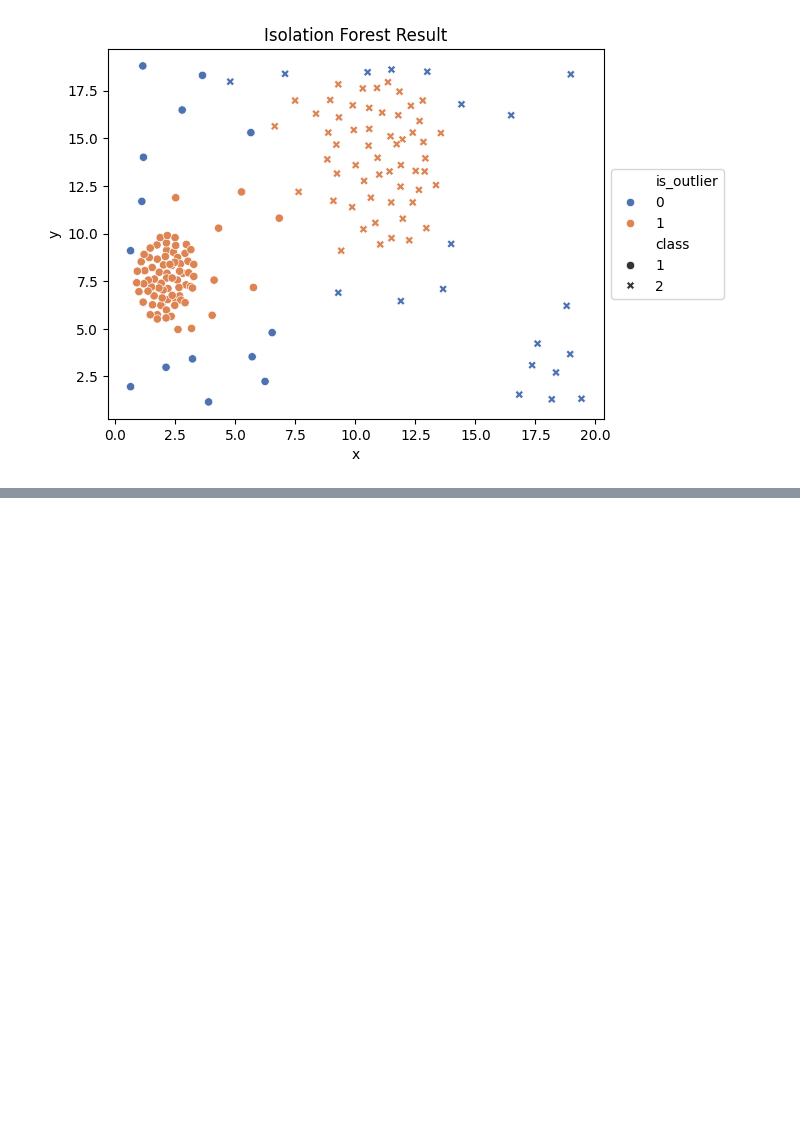
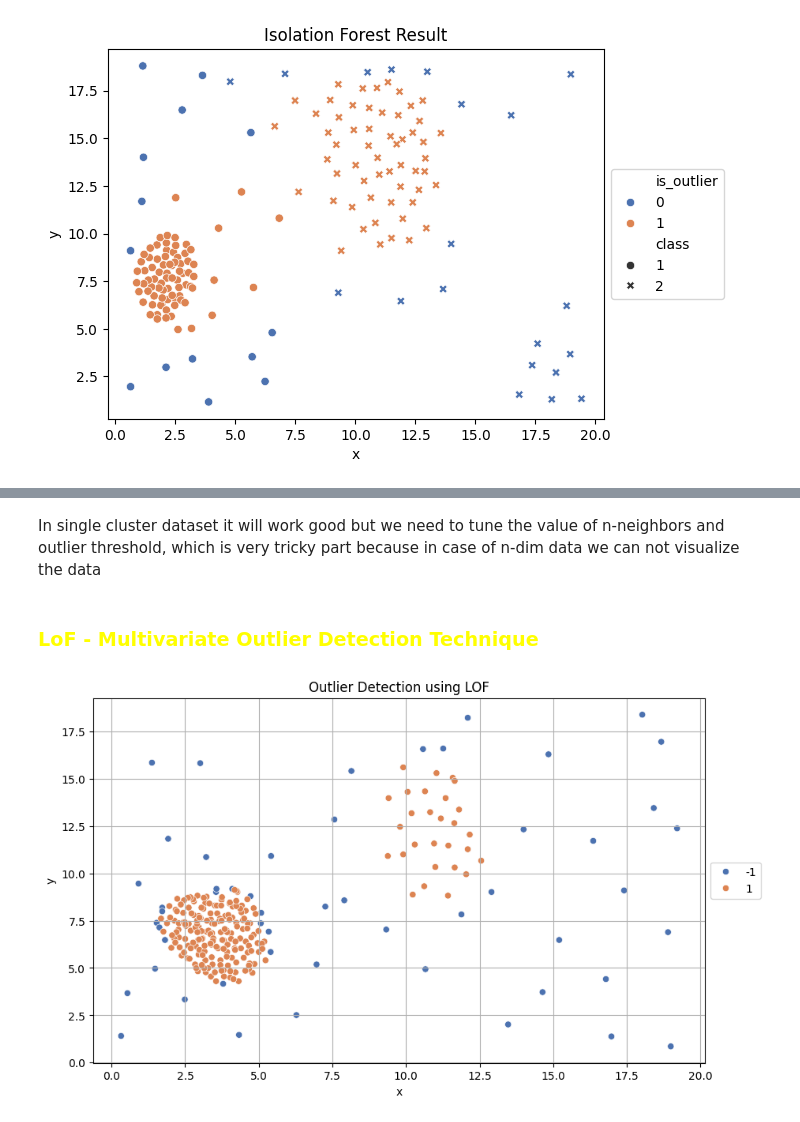
Before and after one commit to ronylpatil/data-preprocessing, a Jupyter notebook: notebooks/outliers_handling.ipynb, the cells around one changed output, grey strips where cells are left out. Cells and saved outputs as stored; diff of their text form; code cells hidden in the pictures; blank space fills up the shorter version.

```diff
--- a/notebooks/outliers_handling.ipynb
+++ b/notebooks/outliers_handling.ipynb
@@ -400,0 +472,27 @@ Mostly preferd when dealing with high dimensional data.
+# %% [markdown]
+In single cluster dataset it will work good but we need to tune the value of n-neighbors and outlier threshold, which is very tricky part because in case of n-dim data we can not visualize the data
+# %% [markdown]
+<h3 style="color: yellow;"><strong>LoF - Multivariate Outlier Detection Technique</strong></h3>
+# %%
+from sklearn.neighbors import LocalOutlierFactor
+
+# loading data
+sample3 = pd.read_csv(pathlib.Path().resolve().parent.as_posix() + '/data/raw/sample3.csv')
+X = sample3.iloc[:, [0,1]]
+
+# Applying LOF
+clf_lof = LocalOutlierFactor(n_neighbors=13, contamination=0.2)
+y_pred_lof = clf_lof.fit_predict(X)
+lof_scores = -clf_lof.negative_outlier_factor_  # Inverting the negative LOF scores for better interpretation
+
+X['is_outlier'] = y_pred_lof
+
+# Plotting the results
+plt.figure(figsize=(10, 6))
+sns.scatterplot(data = X, x='x', y='y', hue='is_outlier', palette='deep')
+plt.title('Outlier Detection using LOF')
+plt.legend(loc = 'center left', bbox_to_anchor = (1, 0.5))
+plt.grid(True)
+plt.show()
+# %% [output]
+[figure, added]
```
Also changed, not shown: parts of 14 cells of this notebook.
